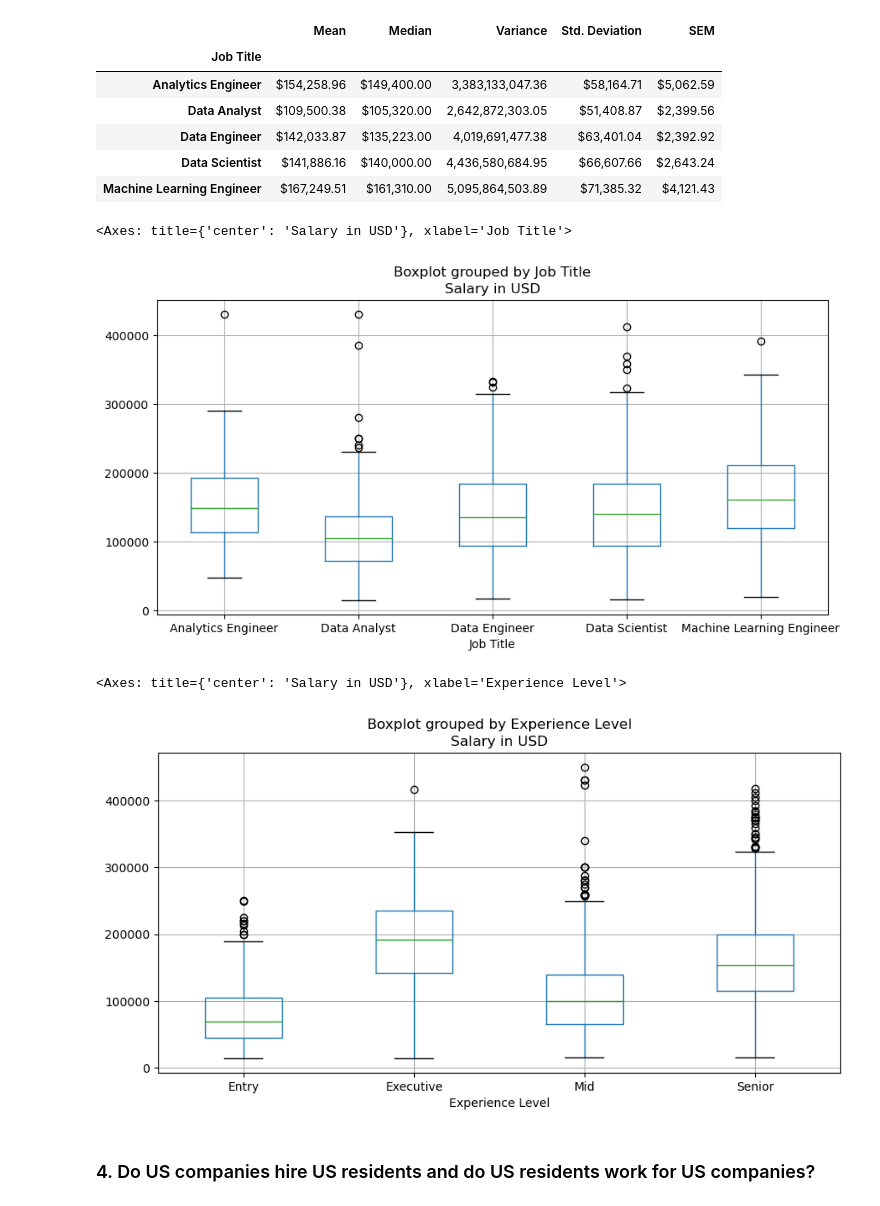
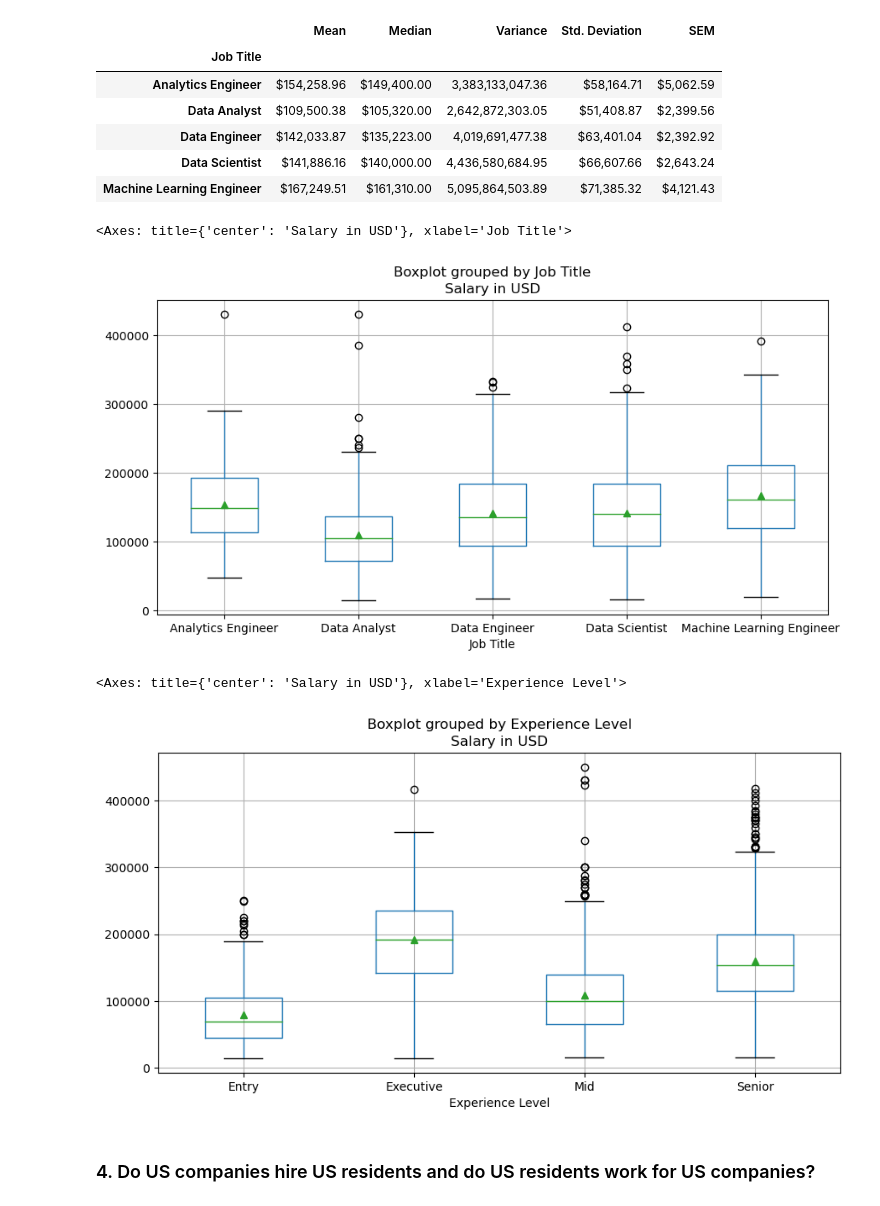
Before and after one commit to lathamlm/project-01, a Jupyter notebook: data_science.ipynb, the cells around one changed output. Cells and saved outputs as stored; diff of their text form; code cells hidden in the pictures.

```diff
--- a/data_science.ipynb
+++ b/data_science.ipynb
@@ -224,15 +202,16 @@ jobs_summary_stats
 | Machine Learning Engineer | $167,249.51 | $161,310.00 | 5,095,864,503.89 | $71,385.32 | $4,121.43 |
 # %%
 # Create boxplots showing salary information for top 5 job titles
-top_5_jobs_df.boxplot("Salary in USD", by="Job Title", figsize=(10,5))
+top_5_jobs_df.boxplot("Salary in USD", by="Job Title", figsize=(10,5), showmeans=True)
+
 
 # Save graph
 
 
 # Show graph
 # %% [output]
 <Axes: title={'center': 'Salary in USD'}, xlabel='Job Title'>
-[figure, old version]
+[figure, new version]
 # %%
 # ANOVA
 # %%
@@ -242,7 +221,7 @@ top_5_jobs_df.boxplot("Salary in USD", by="Job Title", figsize=(10,5))
 # Mean, Median, Variance, Std Deviation, SEM
 # %%
 # Create boxplots showing salary information by experience level
-ds_df.boxplot("Salary in USD", by="Experience Level", figsize=(10,5))
+ds_df.boxplot("Salary in USD", by="Experience Level", figsize=(10,5), showmeans=True)
 
 # Save graph
 
@@ -250,7 +229,7 @@ ds_df.boxplot("Salary in USD", by="Experience Level", figsize=(10,5))
 # Show graph
 # %% [output]
 <Axes: title={'center': 'Salary in USD'}, xlabel='Experience Level'>
-[figure, old version]
+[figure, new version]
 # %%
 # ANOVA
 # %% [markdown]
```
Also changed, not shown: parts of 8 cells of this notebook.
